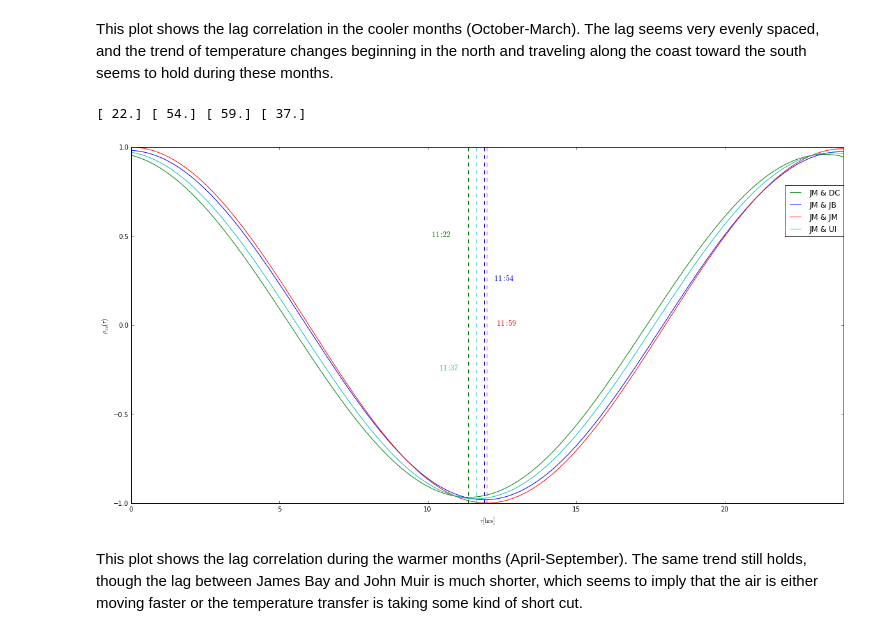
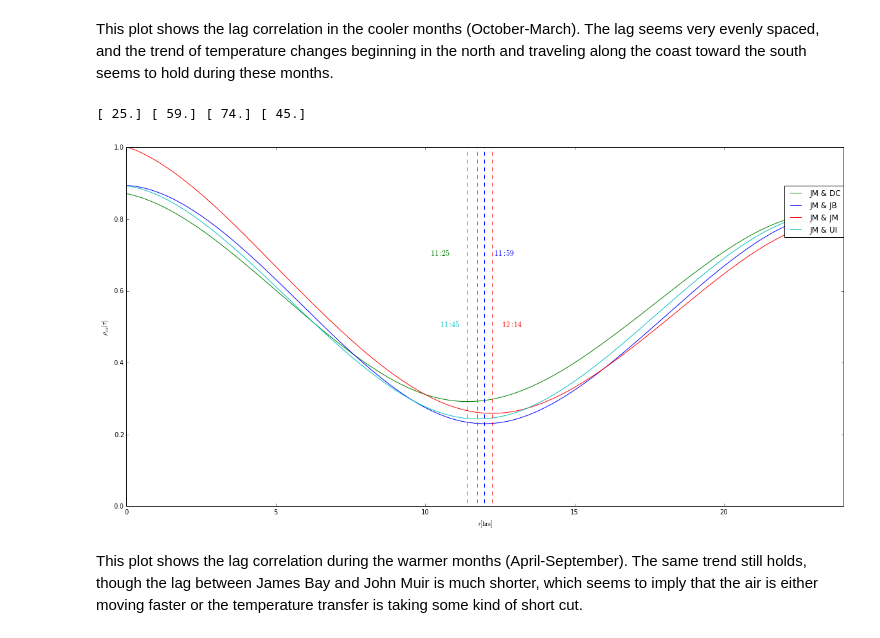
Before and after one commit to rethmecc/Phy411Assignments, a Jupyter notebook: ProjectMinute.ipynb, the cells around one changed output. Saved outputs shown, nothing was run; the diff lists cells and outputs as text; code cells hidden in the pictures.

```diff
--- a/ProjectMinute.ipynb
+++ b/ProjectMinute.ipynb
@@ -562,6 +573,11 @@ fig.savefig('YearLag.pdf')
 # %% [markdown]
 This is basically the reverse of the last plot, this time with everything compared to John Muir.
 # %%
+dc0=dcT*1.-np.nanmean(dcT)
+jb0=jbT*1.-np.nanmean(jbT)
+jm0=jmT*1.-np.nanmean(jmT)
+ui0=uiT*1.-np.nanmean(uiT)
+
 start=-90*24*60
 end=90*24*60
 time=np.zeros(len(dc0),dtype=bool)
@@ -571,6 +587,12 @@ for i in range(4):
         time[0:end+60*24*365*i]=True
     else:
         time[start+60*24*365*i:end+60*24*365*i]=True
+
+dc0=dcT*1.-np.nanmean(dcT[time])
+jb0=jbT*1.-np.nanmean(jbT[time])
+jm0=jmT*1.-np.nanmean(jmT[time])
+ui0=uiT*1.-np.nanmean(uiT[time])
+
 rho_jmdc = getLagCorr(jm0[time],dc0[time],tau)
 rho_jmjb = getLagCorr(jm0[time],jb0[time],tau)
 rho_jmjm = getLagCorr(jm0[time],jm0[time],tau)
@@ -615,6 +637,12 @@ for i in range(4):
         time[0:end+60*24*365*i]=True
     else:
         time[start+60*24*365*i:end+60*24*365*i]=True
+
+dc0=dcT*1.-np.nanmean(dcT[time])
+jb0=jbT*1.-np.nanmean(jbT[time])
+jm0=jmT*1.-np.nanmean(jmT[time])
+ui0=uiT*1.-np.nanmean(uiT[time])
+
 rho_jmdc = getLagCorr(jm0[time],dc0[time],tau)
 rho_jmjb = getLagCorr(jm0[time],jb0[time],tau)
 rho_jmjm = getLagCorr(jm0[time],jm0[time],tau)
@@ -622,31 +650,31 @@ rho_jmui = getLagCorr(jm0[time],ui0[time],tau)
 # %%
 fig,ax=plt.subplots(1,1,figsize=(20,10))
 max0=tau[np.where(rho_jmdc==min(rho_jmdc))[0]]/60.
 max1=tau[np.where(rho_jmjb==min(rho_jmjb))[0]]/60.
 max2=tau[np.where(rho_jmjm==min(rho_jmjm))[0]]/60.
 max3=tau[np.where(rho_jmui==min(rho_jmui))[0]]/60.
 print (max0-11)*60.,(max1-11)*60.,(max2-11)*60.,(max3-11)*60.
 ax.plot(tau/60.,rho_jmdc,label='JM & DC',color='g')
 ax.plot(tau/60.,rho_jmjb,label='JM & JB',color='b')
 ax.plot(tau/60.,rho_jmjm,label='JM & JM',color='r')
 ax.plot(tau/60.,rho_jmui,label='JM & UI',color='c')
 ax.plot((max0,max0),(-1,1),'g--')
-ax.text(max0-1.25,0.5,'$11:%2.0f$' %((max0-11)*60),fontsize=12,color='g')
+ax.text(max0-1.25,0.7,'$11:%2.0f$' %((max0-11)*60),fontsize=12,color='g')
 ax.plot((max1,max1),(-1,1),'b--')
-ax.text(max1,0.25,'$ \ \ \ \ \ 11:%2.0f$' %((max1-11)*60),fontsize=12,color='b')
+ax.text(max1,0.7,'$ \ \ \ \ \ 11:%2.0f$' %((max1-11)*60),fontsize=12,color='b')
 ax.plot((max2,max2),(-1,1),'r--')
-ax.text(max2,0,'$ \ \ \ \ \ 11:%2.0f$' %((max2-11)*60),fontsize=12,color='r')
+ax.text(max2,0.5,'$ \ \ \ \ \ 12:%2.0f$' %((max2-12)*60),fontsize=12,color='r')
 ax.plot((max3,max3),(-1,1),'c--')
-ax.text(max3-1.25,-0.25,'$11:%2.0f$' %((max3-11)*60),fontsize=12,color='c')
+ax.text(max3-1.25,0.5,'$11:%2.0f$' %((max3-11)*60),fontsize=12,color='c')
 ax.legend(loc=(0.91775,0.75))
 ax.set_xlabel(r'$\tau [\mathrm{hrs}]$')
 ax.set_ylabel(r'$\rho_{xy}(\tau)$')
 ax.set_xlim(0,24)
-ax.set_ylim(-1,1)
+ax.set_ylim(0,1)
 fig.savefig('Summer(Apr-Sep)Lag.pdf')
 # %% [output]
-[ 22.] [ 54.] [ 59.] [ 37.]
+[ 25.] [ 59.] [ 74.] [ 45.]
-[figure, old version]
+[figure, new version]
 # %% [markdown]
 This plot shows the lag correlation during the warmer months (April-September). The same trend still holds, though the lag between James Bay and John Muir is much shorter, which seems to imply that the air is either moving faster or the temperature transfer is taking some kind of short cut.
 # %%
```
Also changed, not shown: parts of 9 cells of this notebook, 17 other files.
